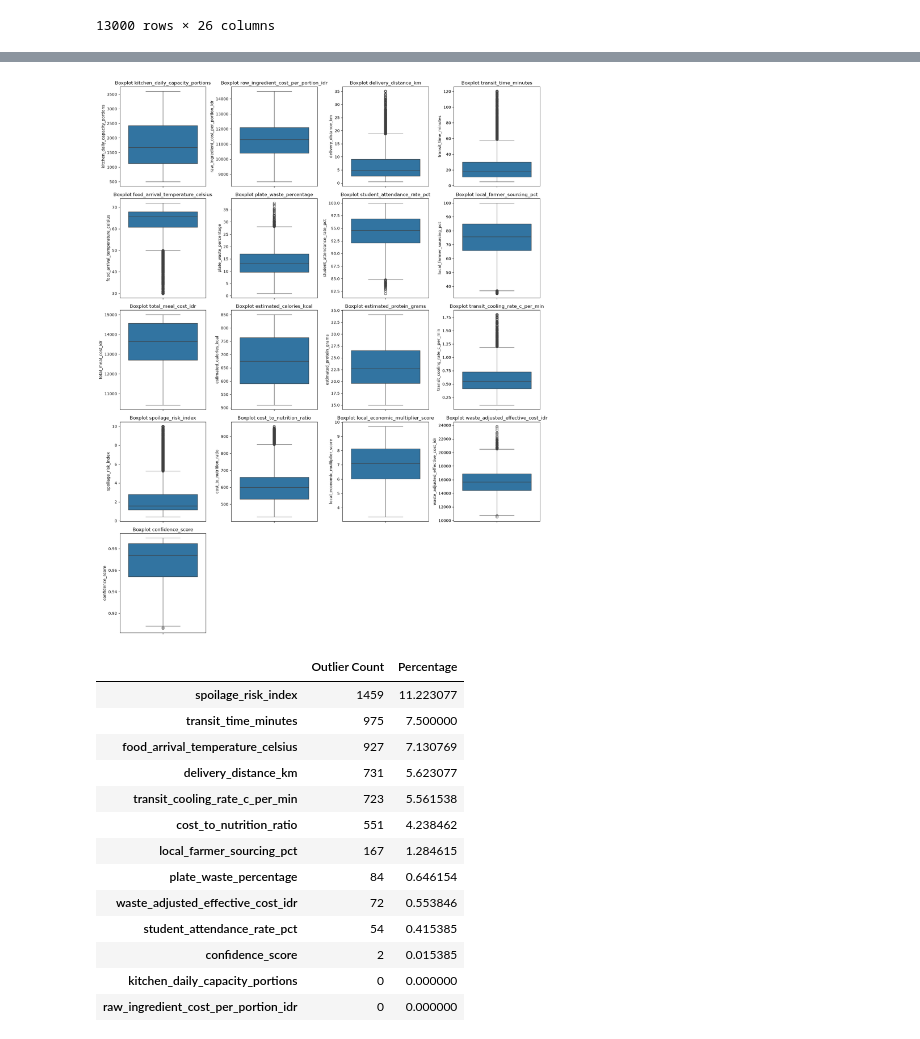
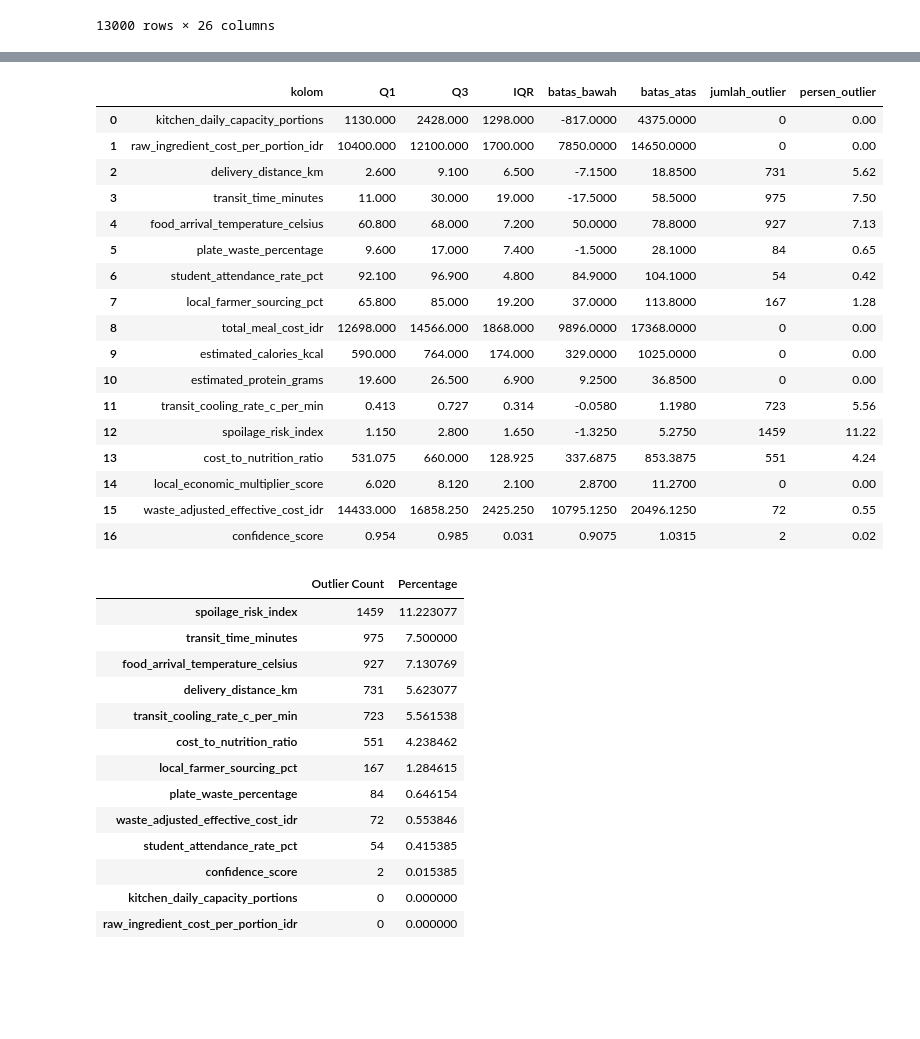
Before and after one commit to Mozzyvocca/Python-Data-Learning, a Jupyter notebook: mbg.ipynb, the cells around one changed output, grey strips where cells are left out. Saved outputs shown, nothing was run; the diff lists cells and outputs as text; code cells hidden in the pictures; blank space fills up the shorter version.

```diff
--- a/mbg.ipynb
+++ b/mbg.ipynb
@@ -60,23 +46,48 @@ df.describe()
-# %%
-# outlier
-import math
-import matplotlib.pyplot as plt
-import seaborn as sns
-
-numerical_columns = df.select_dtypes(include='number').columns
-
-## Outlier
-n_cols = 4  # jumlah plot per baris, silakan diubah
-n_rows = math.ceil(len(numerical_columns) / n_cols)
-
-plt.figure(figsize=(4 * n_cols, 4 * n_rows))
-
-for i, column in enumerate(numerical_columns):
-    plt.subplot(n_rows, n_cols, i + 1)
-    sns.boxplot(y=df[column])
-    plt.title(f'Boxplot {column}')
-
-plt.tight_layout()
-plt.show()
-# %% [output]
-[figure, removed]
+# %%
+# cek outlier
+numerical_columns = df.select_dtypes(include='number').columns
+
+outlier_summary = []
+
+for column in numerical_columns:
+    Q1 = df[column].quantile(0.25)
+    Q3 = df[column].quantile(0.75)
+    IQR = Q3 - Q1
+
+    lower_bound = Q1 - 1.5 * IQR
+    upper_bound = Q3 + 1.5 * IQR
+
+    outliers = df[(df[column] < lower_bound) | (df[column] > upper_bound)]
+
+    outlier_summary.append({
+        'kolom': column,
+        'Q1': Q1,
+        'Q3': Q3,
+        'IQR': IQR,
+        'batas_bawah': lower_bound,
+        'batas_atas': upper_bound,
+        'jumlah_outlier': len(outliers),
+        'persen_outlier': round(len(outliers) / len(df) * 100, 2)
+    })
+
+outlier_df = pd.DataFrame(outlier_summary)
+outlier_df
+# %% [output]
+|  | kolom | Q1 | Q3 | IQR | batas_bawah | batas_atas | jumlah_outlier | persen_outlier |
+| 0 | kitchen_daily_capacity_portions | 1130.000 | 2428.000 | 1298.000 | -817.0000 | 4375.0000 | 0 | 0.00 |
+| 1 | raw_ingredient_cost_per_portion_idr | 10400.000 | 12100.000 | 1700.000 | 7850.0000 | 14650.0000 | 0 | 0.00 |
+| 2 | delivery_distance_km | 2.600 | 9.100 | 6.500 | -7.1500 | 18.8500 | 731 | 5.62 |
+| 3 | transit_time_minutes | 11.000 | 30.000 | 19.000 | -17.5000 | 58.5000 | 975 | 7.50 |
+| 4 | food_arrival_temperature_celsius | 60.800 | 68.000 | 7.200 | 50.0000 | 78.8000 | 927 | 7.13 |
+| 5 | plate_waste_percentage | 9.600 | 17.000 | 7.400 | -1.5000 | 28.1000 | 84 | 0.65 |
+| 6 | student_attendance_rate_pct | 92.100 | 96.900 | 4.800 | 84.9000 | 104.1000 | 54 | 0.42 |
+| 7 | local_farmer_sourcing_pct | 65.800 | 85.000 | 19.200 | 37.0000 | 113.8000 | 167 | 1.28 |
+| 8 | total_meal_cost_idr | 12698.000 | 14566.000 | 1868.000 | 9896.0000 | 17368.0000 | 0 | 0.00 |
+| 9 | estimated_calories_kcal | 590.000 | 764.000 | 174.000 | 329.0000 | 1025.0000 | 0 | 0.00 |
+| 10 | estimated_protein_grams | 19.600 | 26.500 | 6.900 | 9.2500 | 36.8500 | 0 | 0.00 |
+| 11 | transit_cooling_rate_c_per_min | 0.413 | 0.727 | 0.314 | -0.0580 | 1.1980 | 723 | 5.56 |
+| 12 | spoilage_risk_index | 1.150 | 2.800 | 1.650 | -1.3250 | 5.2750 | 1459 | 11.22 |
+| 13 | cost_to_nutrition_ratio | 531.075 | 660.000 | 128.925 | 337.6875 | 853.3875 | 551 | 4.24 |
+| 14 | local_economic_multiplier_score | 6.020 | 8.120 | 2.100 | 2.8700 | 11.2700 | 0 | 0.00 |
+| 15 | waste_adjusted_effective_cost_idr | 14433.000 | 16858.250 | 2425.250 | 10795.1250 | 20496.1250 | 72 | 0.55 |
+| 16 | confidence_score | 0.954 | 0.985 | 0.031 | 0.9075 | 1.0315 | 2 | 0.02 |
```
Also changed, not shown: parts of 8 cells of this notebook.
